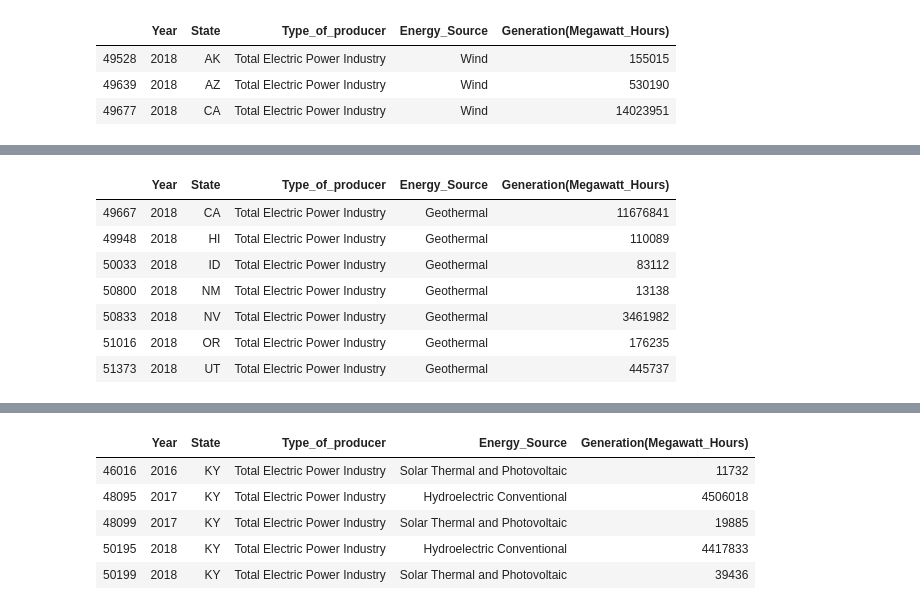
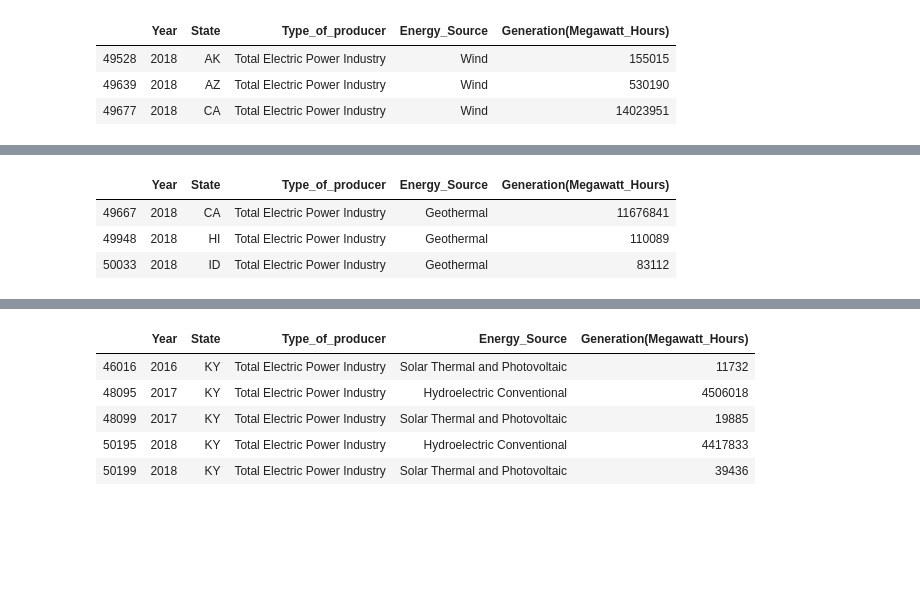
Before and after one commit to Bourbonplaytime/Renewable_energy, a Jupyter notebook: Renewable_energy.ipynb, the cells around one changed output, grey strips where cells are left out. Drawn from its saved outputs; the diff is of its cells as text; code cells hidden in the pictures; blank space fills up the shorter version.

```diff
--- a/Renewable_energy.ipynb
+++ b/Renewable_energy.ipynb
@@ -65,6 +65,8 @@ def st_df_object(source, year):
     results = (by_state['Energy_Source'] == source) & (by_state['Type_of_producer'] ==
             "Total Electric Power Industry") & (by_state['Year'] == year)
     results = by_state[results]
+    drop = results.index[results['State'] == 'US-Total']
+    results = results.drop(index=drop)
     return results
 # %%
 #Filtering for 2018 Hydro generation by State
@@ -172,19 +141,11 @@ fig.show()
 # %%
 #Filtering for Geothermal
 
 st_geo = st_df_object('Geothermal', 2018)
 
-#Dropping US total column
-
-st_geo = st_geo.drop(index=51299)
-
-st_geo
+st_geo.head(3)
 # %% [output]
 |  | Year | State | Type_of_producer | Energy_Source | Generation(Megawatt_Hours) |
 | 49667 | 2018 | CA | Total Electric Power Industry | Geothermal | 11676841 |
 | 49948 | 2018 | HI | Total Electric Power Industry | Geothermal | 110089 |
 | 50033 | 2018 | ID | Total Electric Power Industry | Geothermal | 83112 |
-| 50800 | 2018 | NM | Total Electric Power Industry | Geothermal | 13138 |
-| 50833 | 2018 | NV | Total Electric Power Industry | Geothermal | 3461982 |
-| 51016 | 2018 | OR | Total Electric Power Industry | Geothermal | 176235 |
-| 51373 | 2018 | UT | Total Electric Power Industry | Geothermal | 445737 |
```
Also changed, not shown: parts of 35 cells of this notebook.
